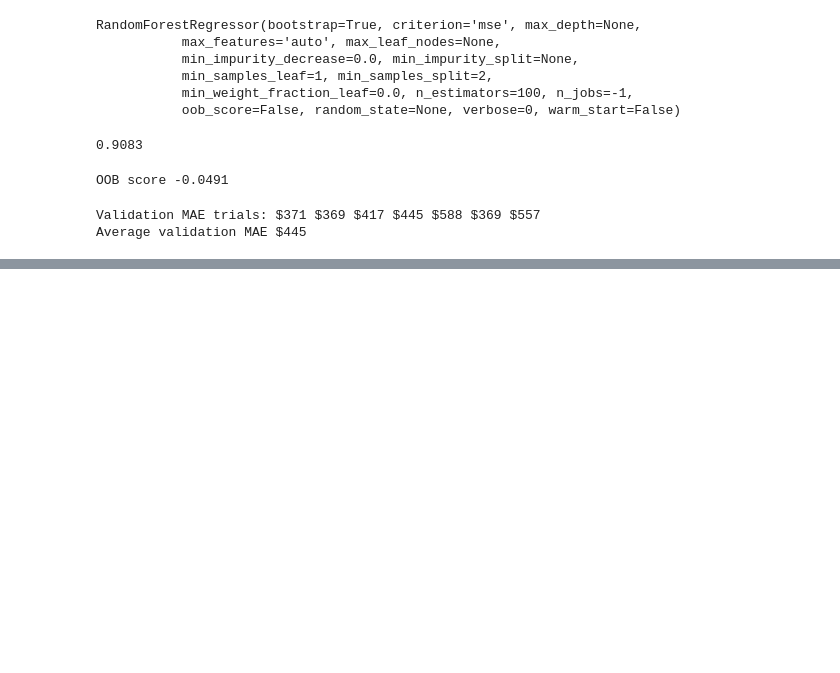
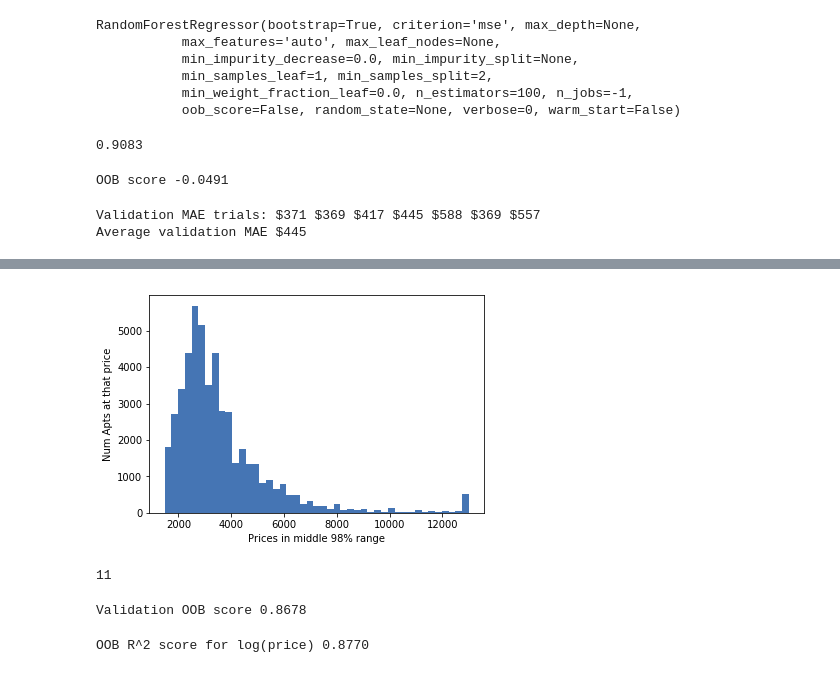
Before and after one commit to rasoh/ter_mlbook, a Jupyter notebook: clean.ipynb, the cells around one changed output, grey strips where cells are left out. Cells and saved outputs as stored; diff of their text form; code cells hidden in the pictures; blank space fills up the shorter version.

```diff
--- a/clean.ipynb
+++ b/clean.ipynb
@@ -122,0 +225,15 @@ Average validation MAE $445
+# %%
+upper, lower = np.percentile(df.price, [1,99]) # find middle 98% of prices
+clipped = np.clip(df.price, upper, lower)
+fig,ax = plt.subplots()
+ax.set_xlabel('Prices in middle 98% range')
+ax.set_ylabel('Num Apts at that price')
+ax.hist(clipped, bins=45, color=bookcolors['blue'])
+plt.show()
+# %% [output]
+[figure, added]
+# %%
+df_missing = df_clean[(df_clean.longitude==0) | (df_clean.latitude==0)]
+print(len(df_missing))
+# %% [output]
+11
@@ -122,0 +247,20 @@ Average validation MAE $445
+# %%
+X, y = df_clean.drop('price', axis=1), df_clean['price']
+rf = RandomForestRegressor(n_estimators=100,
+                           n_jobs=-1,        # parallelize
+                           oob_score=True)   # get error estimate
+rf.fit(X, y)
+clean_oob_r2 = rf.oob_score_
+print(f"Validation OOB score {clean_oob_r2:.4f}")
+# %% [output]
+Validation OOB score 0.8678
+# %%
+X, y = df_num.drop('price', axis=1), df_num['price']
+y_log = np.log(y) # apply log to each price
+
+rf = RandomForestRegressor(n_estimators=100, n_jobs=-1, oob_score=True)
+rf.fit(X, y_log)
+log_oob_r2 = rf.oob_score_
+print(f"OOB R^2 score for log(price) {log_oob_r2:.4f}")
+# %% [output]
+OOB R^2 score for log(price) 0.8770
```
Also changed, not shown: parts of 11 cells of this notebook.
